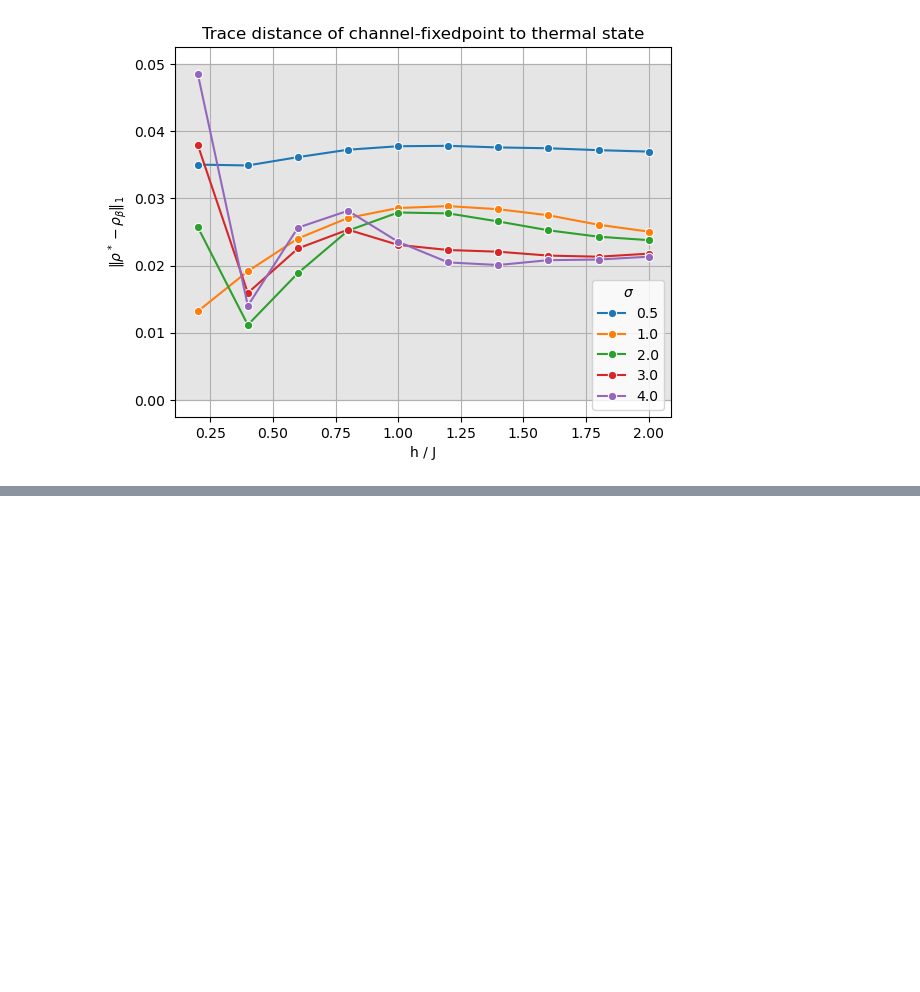
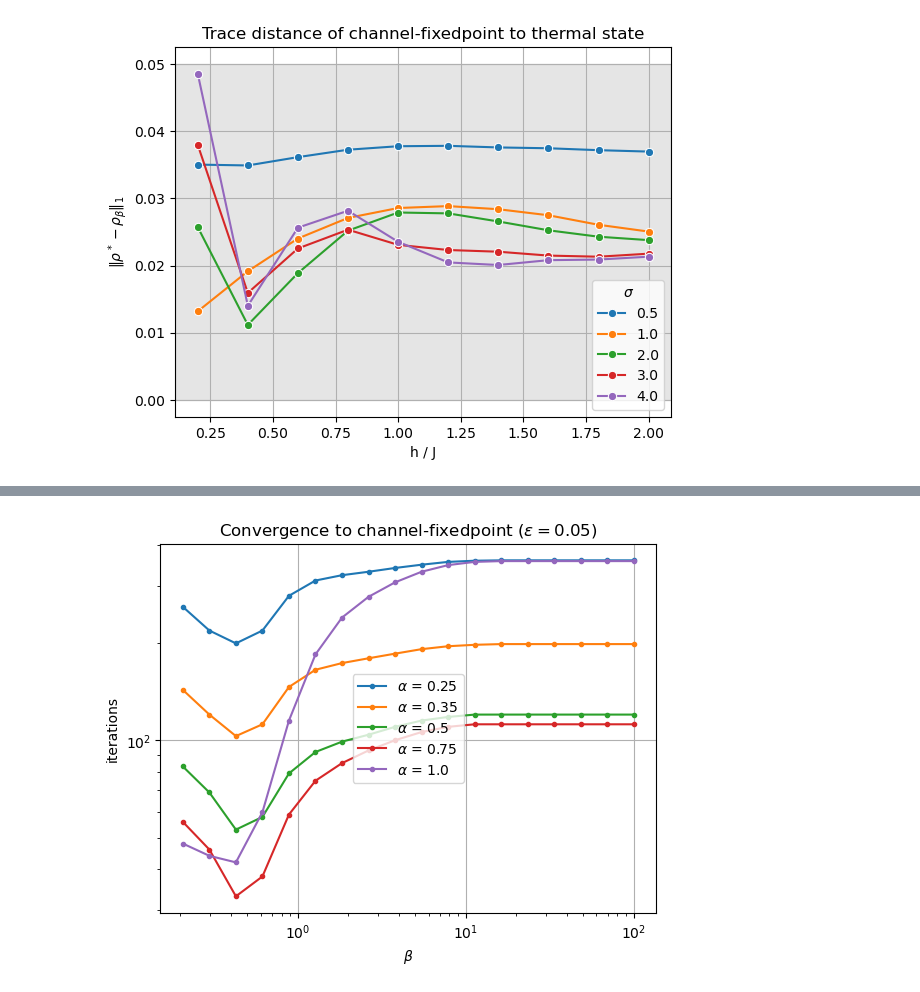
Before and after one commit to gabrielmaresch/groundstate_prep, a Jupyter notebook: sweep_analysis.ipynb, the cells around one changed output, grey strips where cells are left out. Cells and saved outputs as stored; diff of their text form; code cells hidden in the pictures; blank space fills up the shorter version.

```diff
--- a/sweep_analysis.ipynb
+++ b/sweep_analysis.ipynb
@@ -285,0 +288,25 @@ ax.figure.savefig("docu/distance_to_gibbs"+suffix+".png", dpi=300, bbox_inches="
+# %%
+file_numbers = [(21, .25), (24, .35), (20, .5),(22, .75),(23, 1.)]
+file_numbers = sorted(file_numbers, key=lambda pair: pair[1])
+suffix = '_beta'
+
+frames = []
+N_sweeps = len(file_numbers)
+
+for nbr, alpha in file_numbers:
+    path = Path(f"data/superoperator_N4_beta_sweep_{nbr}.npz")
+    data = np.load(path)
+
+    df = pd.DataFrame({
+        "beta": data["beta"],
+        "Delta2": data["Delta2"],
+        "Delta_th": data["Delta_th"],
+        "num_closer": data["num_closer"],
+        "trace_distance": data["trace_distance"],
+        "get_mixingtime": data["get_mixingtime"],
+    })
+    df["alpha"] = alpha
+    frames.append(df)
+
+beta_data = pd.concat(frames, ignore_index=True)
+beta_data.info()
@@ -285,0 +328,18 @@ ax.figure.savefig("docu/distance_to_gibbs"+suffix+".png", dpi=300, bbox_inches="
+# %%
+betas = beta_data["beta"].drop_duplicates().to_numpy()
+iterations = beta_data.pivot_table(index="alpha", columns="beta", values="get_mixingtime").to_numpy()
+gap = beta_data.pivot_table(index="alpha", columns="beta", values="Delta2").to_numpy()
+dist_to_gibbs = beta_data.pivot_table(index="alpha", columns="beta", values="trace_distance").to_numpy()
+# %%
+for i in range(len(file_numbers)):
+    plt.loglog(betas[2:], iterations[i][2:], marker=".", label = rf"$\alpha$ = {file_numbers[i][1]}")
+
+plt.legend(loc="center")
+plt.xlabel(rf"$\beta$")
+plt.ylabel("iterations")
+plt.title(rf"Convergence to channel-fixedpoint $(\epsilon = 0.05)$")
+plt.grid(True)
+plt.savefig("docu/iterations"+suffix+".png", dpi=300, bbox_inches="tight")
+plt.show()
+# %% [output]
+[figure, added]
```
Also changed, not shown: parts of 21 cells of this notebook, 11 other files.
